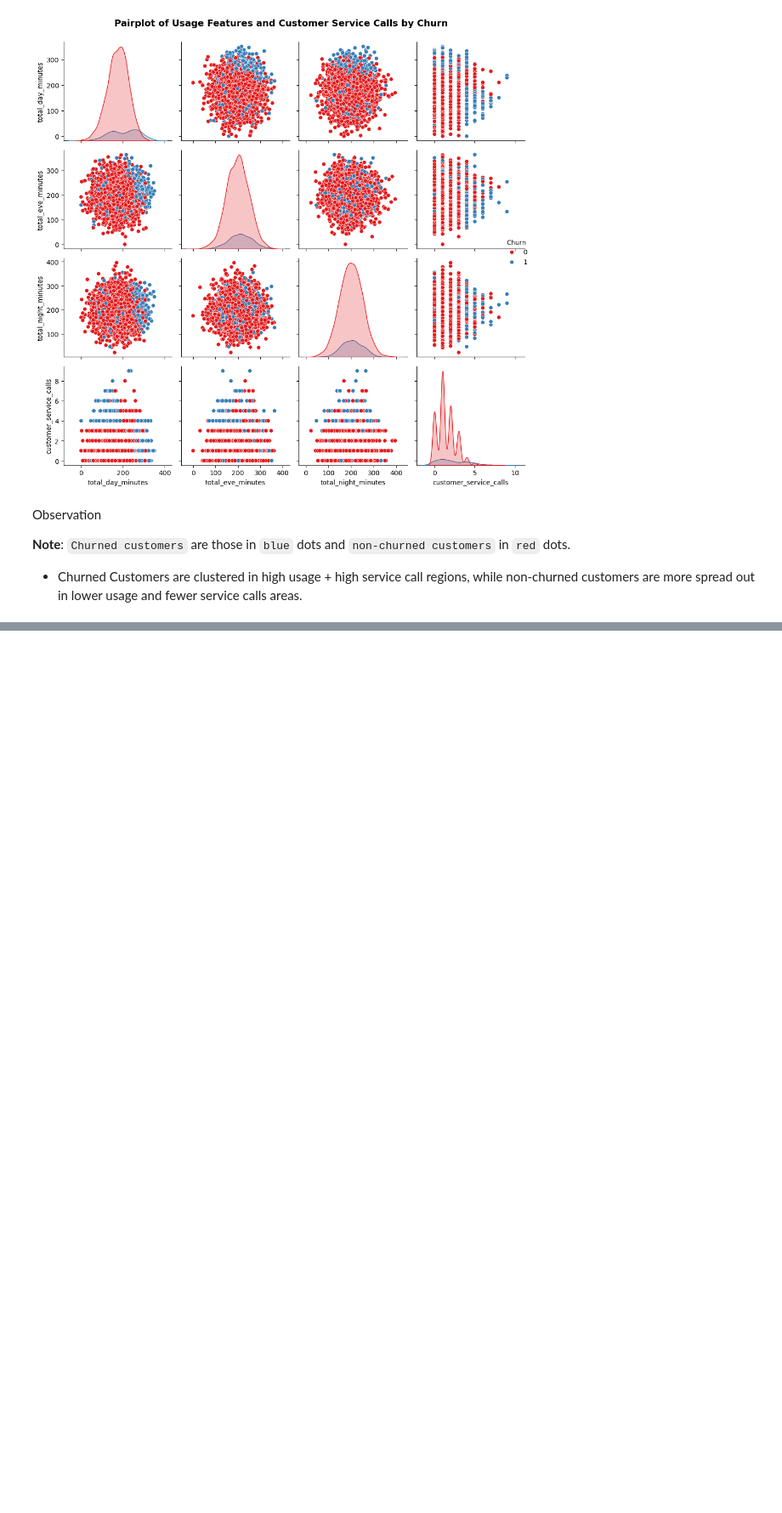
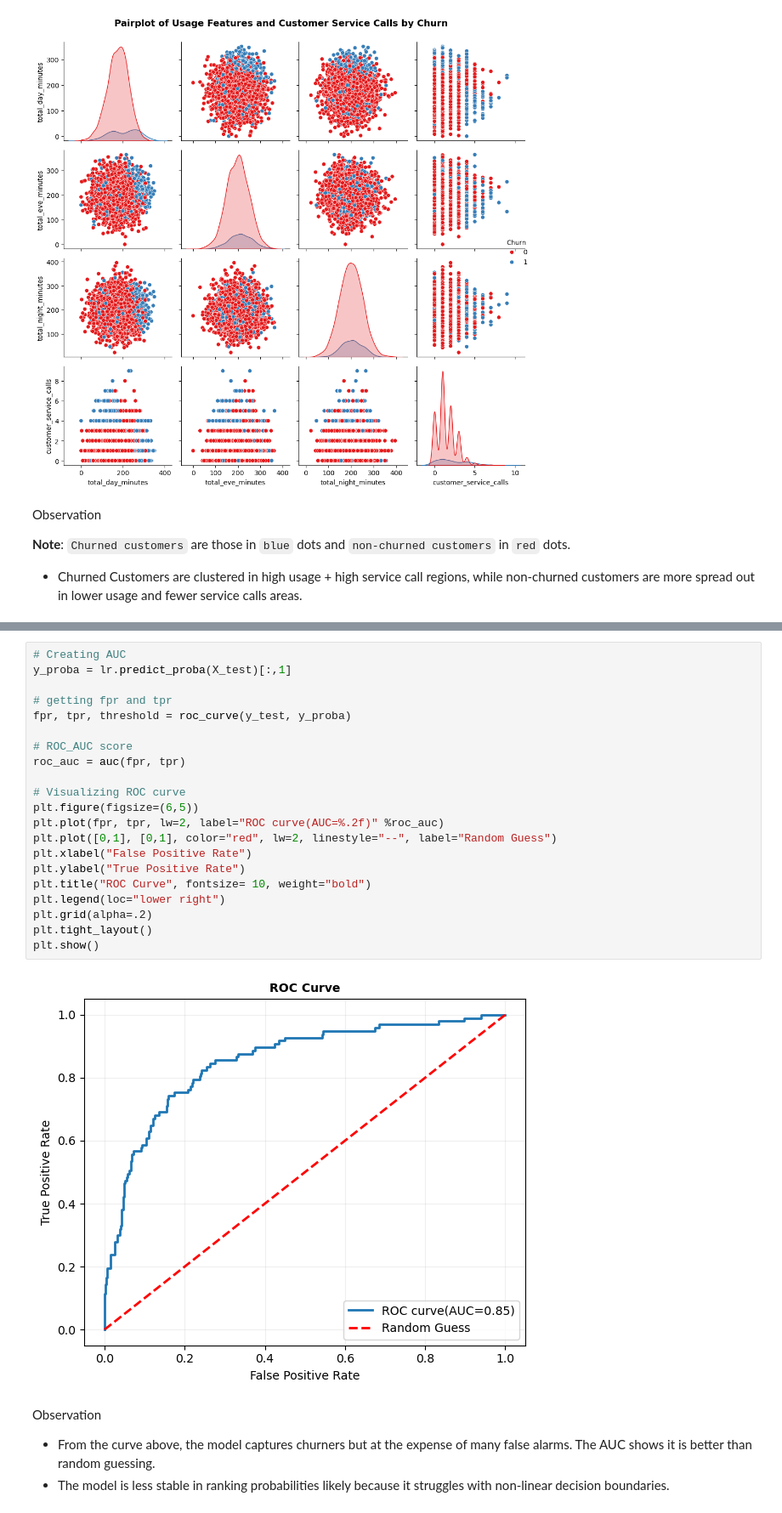
Before and after one commit to Mercykirwa25/End_Phase_3_Project, a Jupyter notebook: Churn_dataset.ipynb, the cells around one changed output, grey strips where cells are left out. Shown at 85% size. Saved outputs shown, nothing was run; the diff lists cells and outputs as text; blank space fills up the shorter version.

```diff
--- a/Churn_dataset.ipynb
+++ b/Churn_dataset.ipynb
@@ -601,0 +872,28 @@ Following the Exploratory Data Analysis(EDA), the following steps are recommende
+# %%
+# Creating AUC
+y_proba = lr.predict_proba(X_test)[:,1]
+
+# getting fpr and tpr
+fpr, tpr, threshold = roc_curve(y_test, y_proba)
+
+# ROC_AUC score
+roc_auc = auc(fpr, tpr)
+
+# Visualizing ROC curve
+plt.figure(figsize=(6,5))
+plt.plot(fpr, tpr, lw=2, label="ROC curve(AUC=%.2f)" %roc_auc)
+plt.plot([0,1], [0,1], color="red", lw=2, linestyle="--", label="Random Guess")
+plt.xlabel("False Positive Rate")
+plt.ylabel("True Positive Rate")
+plt.title("ROC Curve", fontsize= 10, weight="bold")
+plt.legend(loc="lower right")
+plt.grid(alpha=.2)
+plt.tight_layout()
+plt.show()
+# %% [output]
+[figure, added]
+# %% [markdown]
+Observation
+
+- From the curve above, the model captures churners but at the expense of many false alarms. The AUC shows it is better than random guessing.
+- The model is less stable in ranking probabilities likely because it struggles with non-linear decision boundaries.
```
Also changed, not shown: parts of 81 cells of this notebook, 1 other file.
